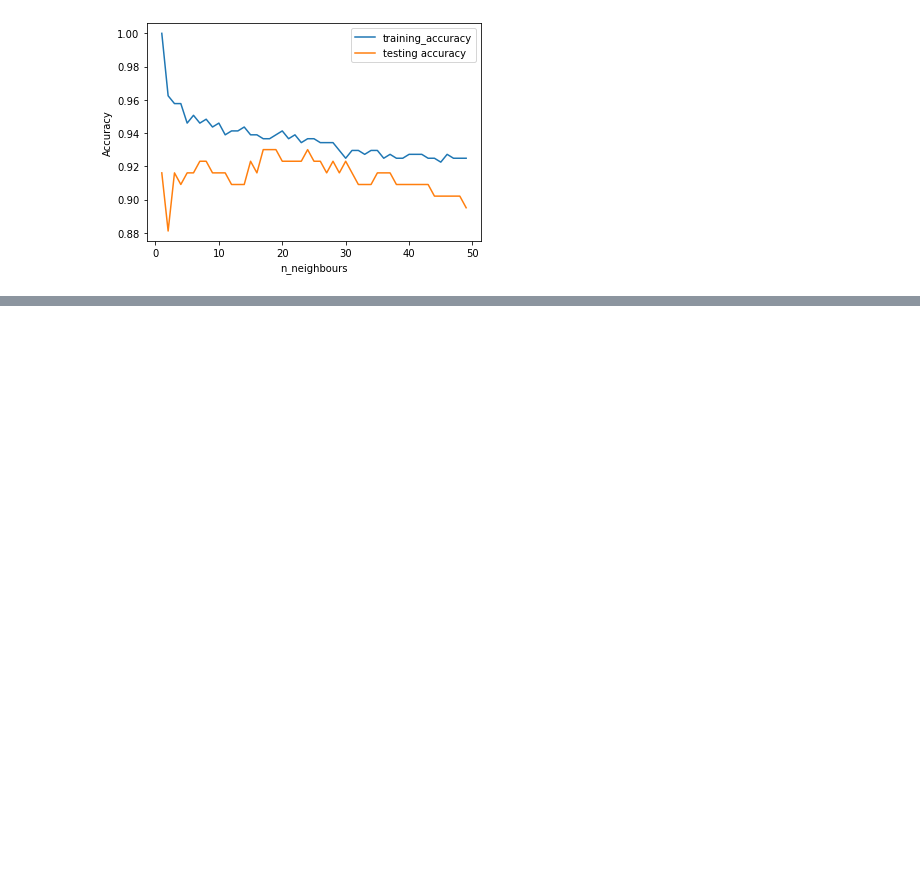
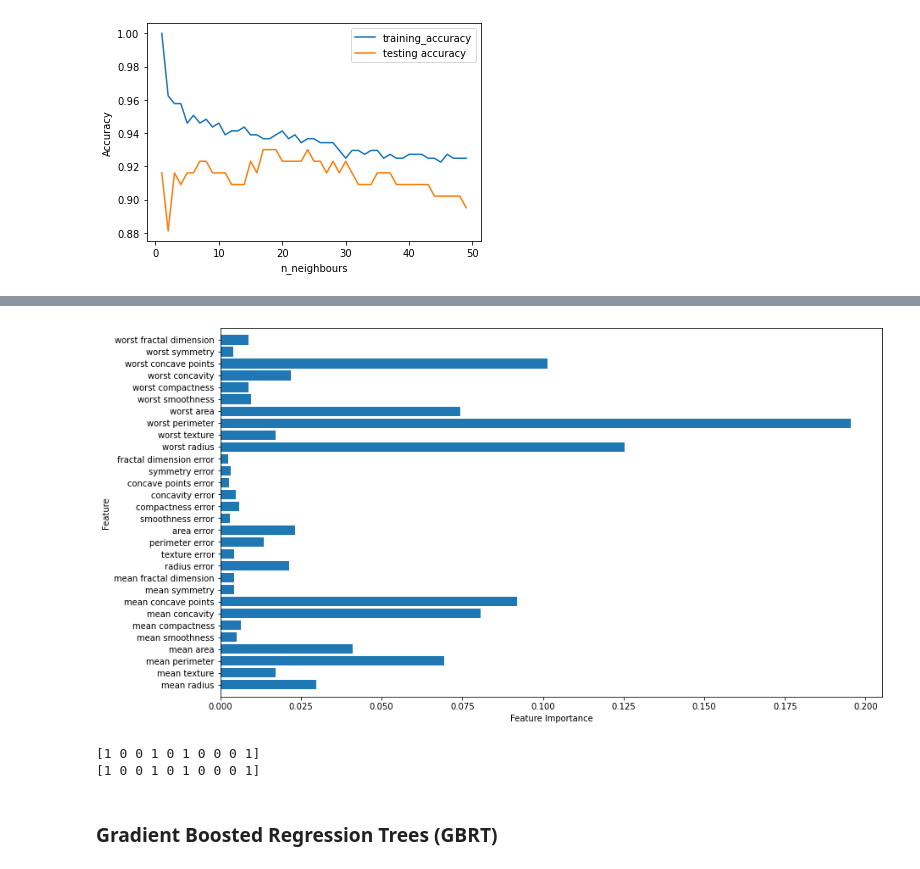
Before and after one commit to lzytim1991/machine_learning, a Jupyter notebook: Breast_Cancer_Dataset.ipynb, the cells around one changed output, grey strips where cells are left out. Saved outputs shown, nothing was run; the diff lists cells and outputs as text; code cells hidden in the pictures; blank space fills up the shorter version.

```diff
--- a/Breast_Cancer_Dataset.ipynb
+++ b/Breast_Cancer_Dataset.ipynb
@@ -39,0 +326,2 @@ plt.show()
+# %%
+forest = RandomForestClassifier(n_estimators=100, max_features=5, random_state=0).fit(X_train, y_train)
@@ -39,0 +343,19 @@ plt.show()
+# %%
+plot_feature_importances_cancer(forest)
+
+"""
+Top 3 most important features are:
+1. 'worst perimeter'
+2. 'worst radius'
+3. 'worst concave points'
+"""
+# %% [output]
+[figure, added]
+# %%
+print(np.argmax(forest.predict_proba(X_test)[:10], axis=1))
+print(forest.predict(X_test)[:10])
+# %% [output]
+[1 0 0 1 0 1 0 0 0 1]
+[1 0 0 1 0 1 0 0 0 1]
+# %% [markdown]
+### Gradient Boosted Regression Trees (GBRT)
```
Also changed, not shown: parts of 55 cells of this notebook, 3 other files.
